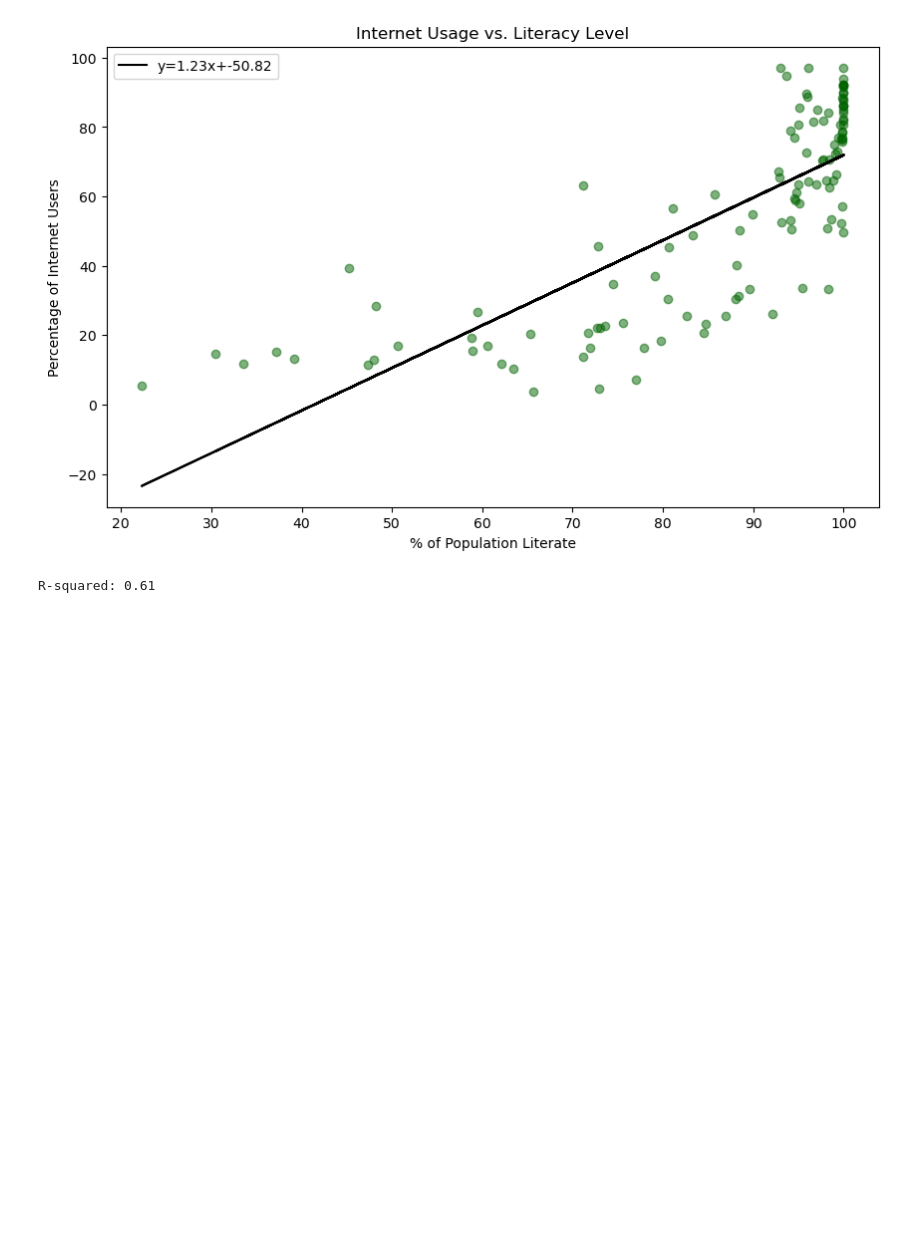
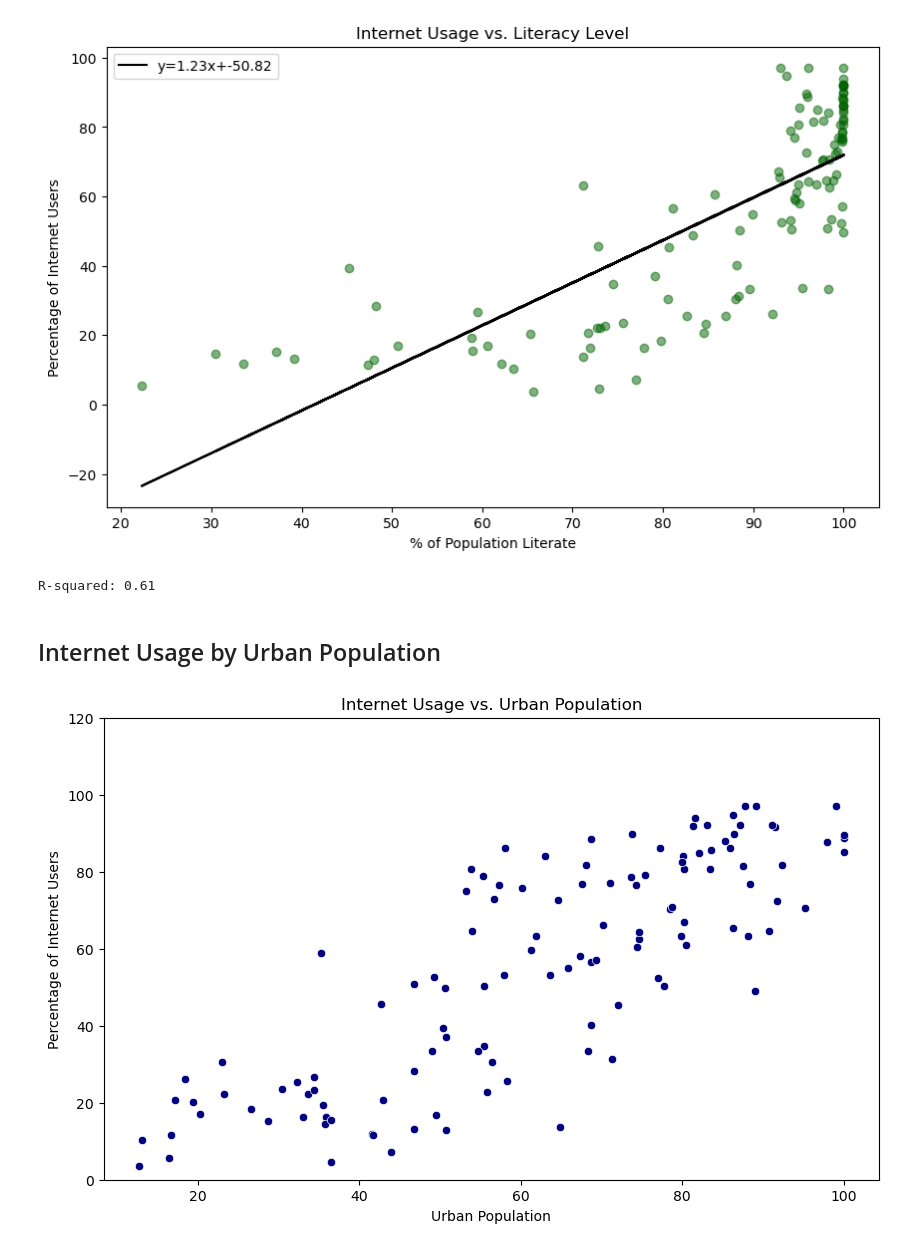
Before and after one commit to tiascott01/07_GroupProject1, a Jupyter notebook: Internet Demographics/internet-usage-working.ipynb, the cells around one changed output. Saved outputs shown, nothing was run; the diff lists cells and outputs as text; code cells hidden in the pictures; blank space fills up the shorter version.

```diff
--- a/Internet Demographics/internet-usage-working.ipynb
+++ b/Internet Demographics/internet-usage-working.ipynb
@@ -466,3 +469,19 @@ print(f"R-squared: {r_value**2:.2f}")
 # %% [output]
 [figure]
 R-squared: 0.61
+# %% [markdown]
+## Internet Usage by Urban Population
+# %%
+urbanpop_col = 'Urban Population (% of Total Population)'
+
+#scatter plot
+plt.figure(figsize=(10, 6))
+sns.scatterplot(data=demo_df, x=urbanpop_col, y=internet_users_col, color = 'navy')
+plt.title('Internet Usage vs. Urban Population')
+plt.xlabel('Urban Population')
+plt.ylabel('Percentage of Internet Users')
+plt.ylim([0, 120])
+
+plt.show()
+# %% [output]
+[figure, added]
```
Also changed, not shown: parts of 11 cells of this notebook.
